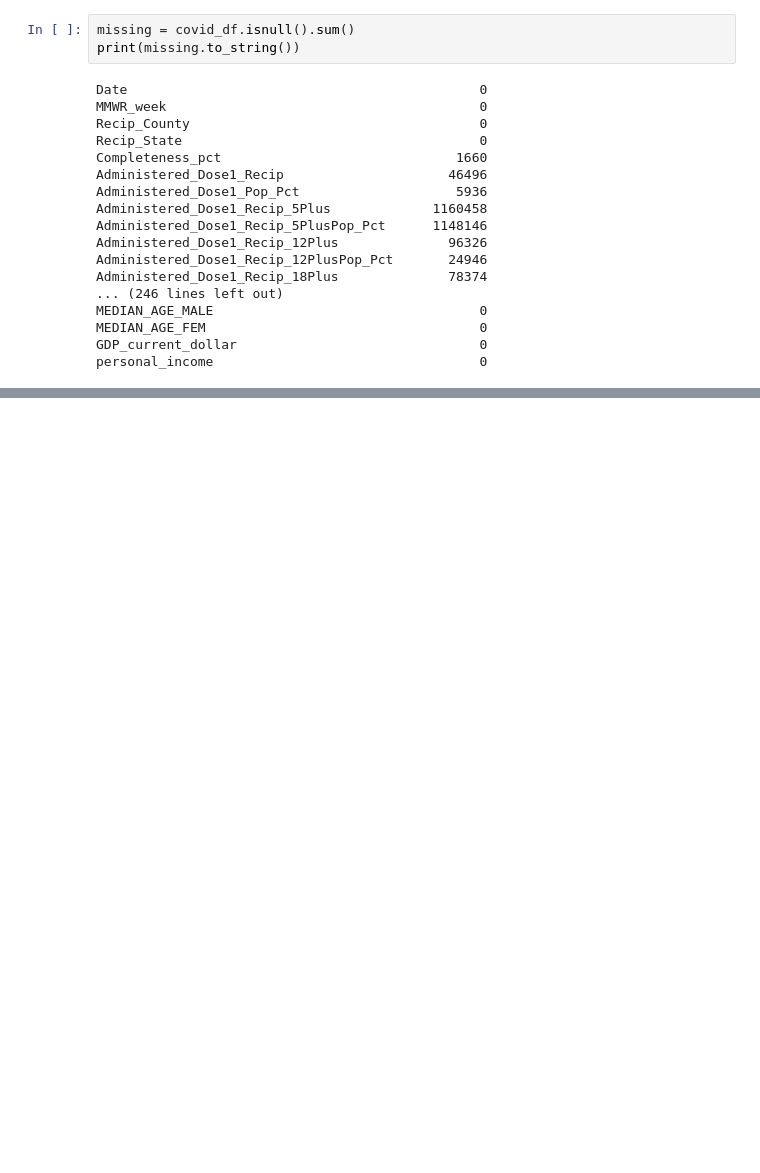
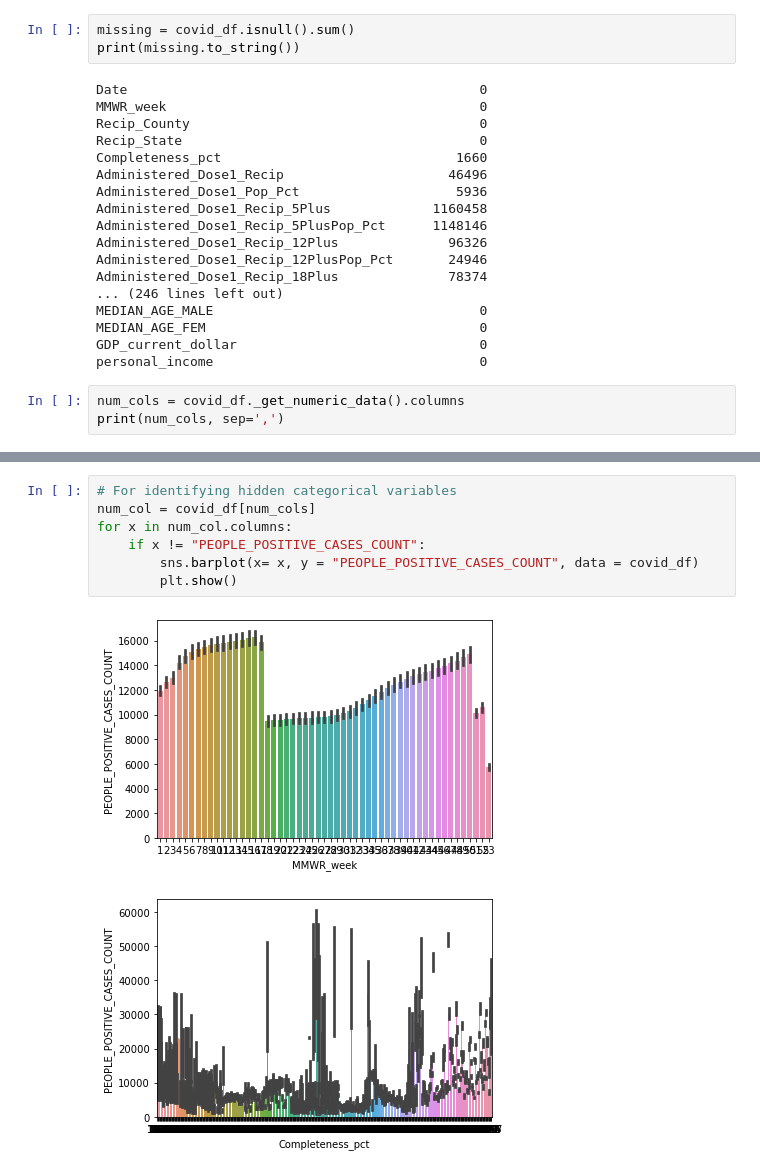
Before and after one commit to danielhe-nu/STAT390-Snowman, a Jupyter notebook: EDA Version 3.ipynb, the cells around one changed output, grey strips where cells are left out. Saved outputs shown, nothing was run; the diff lists cells and outputs as text; blank space fills up the shorter version.

```diff
--- a/EDA Version 3.ipynb
+++ b/EDA Version 3.ipynb
@@ -120,3 +120,6 @@ MEDIAN_AGE_MALE                                  0
 MEDIAN_AGE_FEM                                   0
 GDP_current_dollar                               0
 personal_income                                  0
+# %%
+num_cols = covid_df._get_numeric_data().columns
+print(num_cols, sep=',')
@@ -122,0 +139,10 @@ personal_income                                  0
+# %%
+# For identifying hidden categorical variables
+num_col = covid_df[num_cols]
+for x in num_col.columns:
+    if x != "PEOPLE_POSITIVE_CASES_COUNT":
+        sns.barplot(x= x, y = "PEOPLE_POSITIVE_CASES_COUNT", data = covid_df)
+        plt.show()
+# %% [output]
+[figure, added]
+[figure, added]
```
Also changed, not shown: parts of 2 cells of this notebook.
